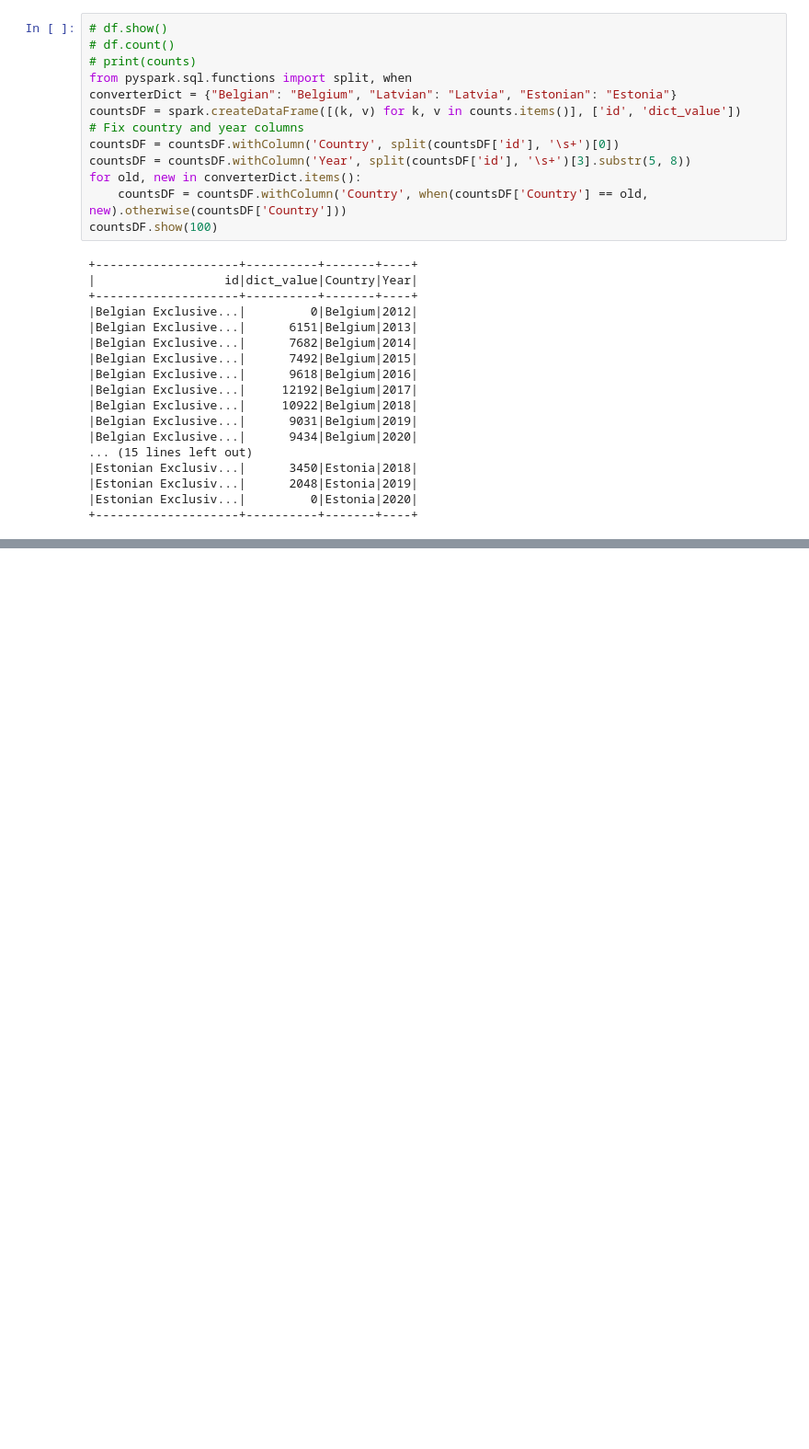
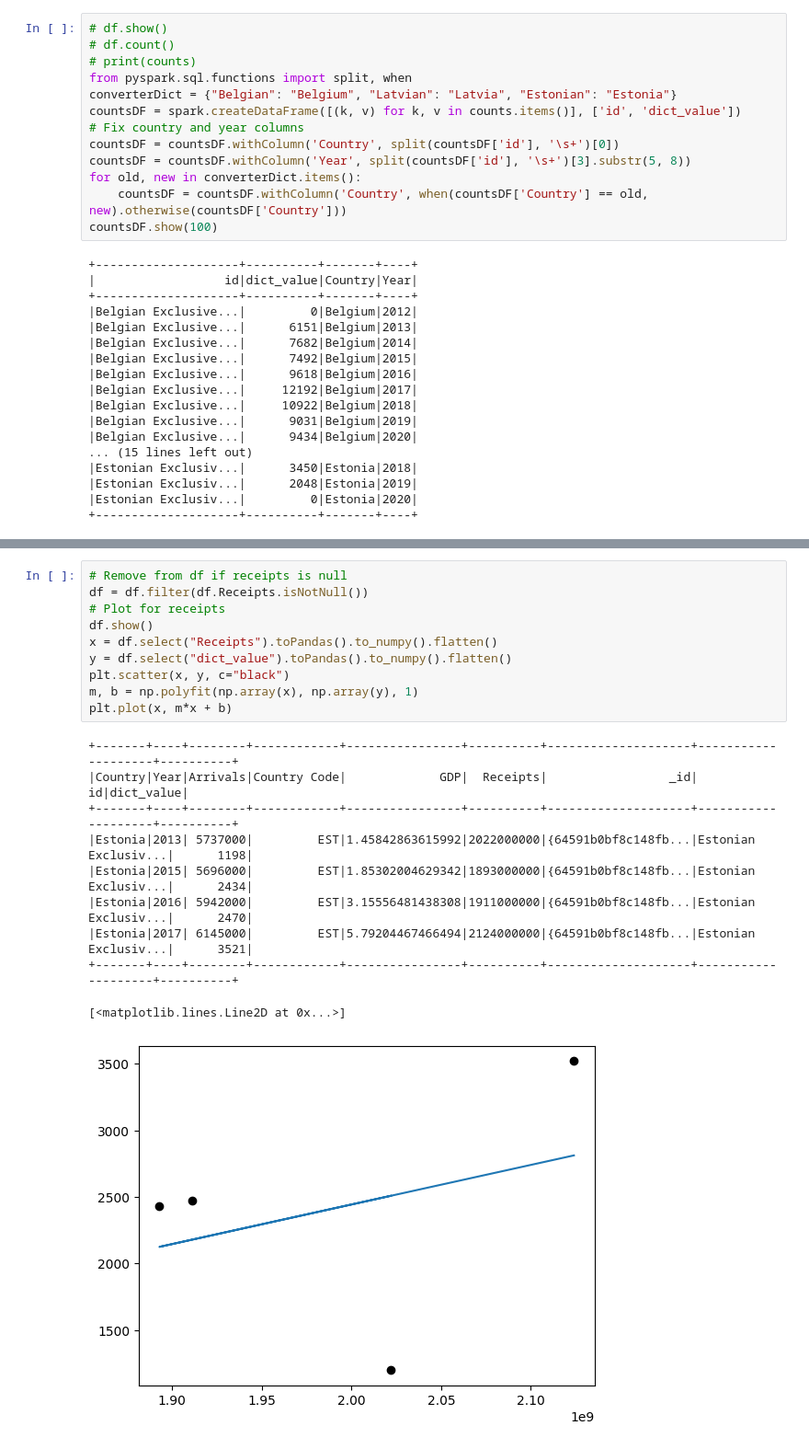
Before and after one commit to Big-Data-CS-GY6513/extract, a Jupyter notebook: EDAgfwtourism.ipynb, the cells around one changed output, grey strips where cells are left out. Shown at 92% size. Drawn from its saved outputs; the diff is of its cells as text; blank space fills up the shorter version.

```diff
--- a/EDAgfwtourism.ipynb
+++ b/EDAgfwtourism.ipynb
@@ -159,0 +234,21 @@ Fishing Events Correlation to Arrivals: 0.5076413263605084
+# %%
+# Remove from df if receipts is null
+df = df.filter(df.Receipts.isNotNull())
+# Plot for receipts
+df.show()
+x = df.select("Receipts").toPandas().to_numpy().flatten()
+y = df.select("dict_value").toPandas().to_numpy().flatten()
+plt.scatter(x, y, c="black")
+m, b = np.polyfit(np.array(x), np.array(y), 1)
+plt.plot(x, m*x + b)
+# %% [output]
++-------+----+--------+------------+----------------+----------+--------------------+--------------------+----------+
+|Country|Year|Arrivals|Country Code|             GDP|  Receipts|                 _id|                  id|dict_value|
++-------+----+--------+------------+----------------+----------+--------------------+--------------------+----------+
+|Estonia|2013| 5737000|         EST|1.45842863615992|2022000000|{64591b0bf8c148fb...|Estonian Exclusiv...|      1198|
+|Estonia|2015| 5696000|         EST|1.85302004629342|1893000000|{64591b0bf8c148fb...|Estonian Exclusiv...|      2434|
+|Estonia|2016| 5942000|         EST|3.15556481438308|1911000000|{64591b0bf8c148fb...|Estonian Exclusiv...|      2470|
+|Estonia|2017| 6145000|         EST|5.79204467466494|2124000000|{64591b0bf8c148fb...|Estonian Exclusiv...|      3521|
++-------+----+--------+------------+----------------+----------+--------------------+--------------------+----------+
+[<matplotlib.lines.Line2D at 0x...>]
+[figure, added]
```
Also changed, not shown: parts of 4 cells of this notebook.
